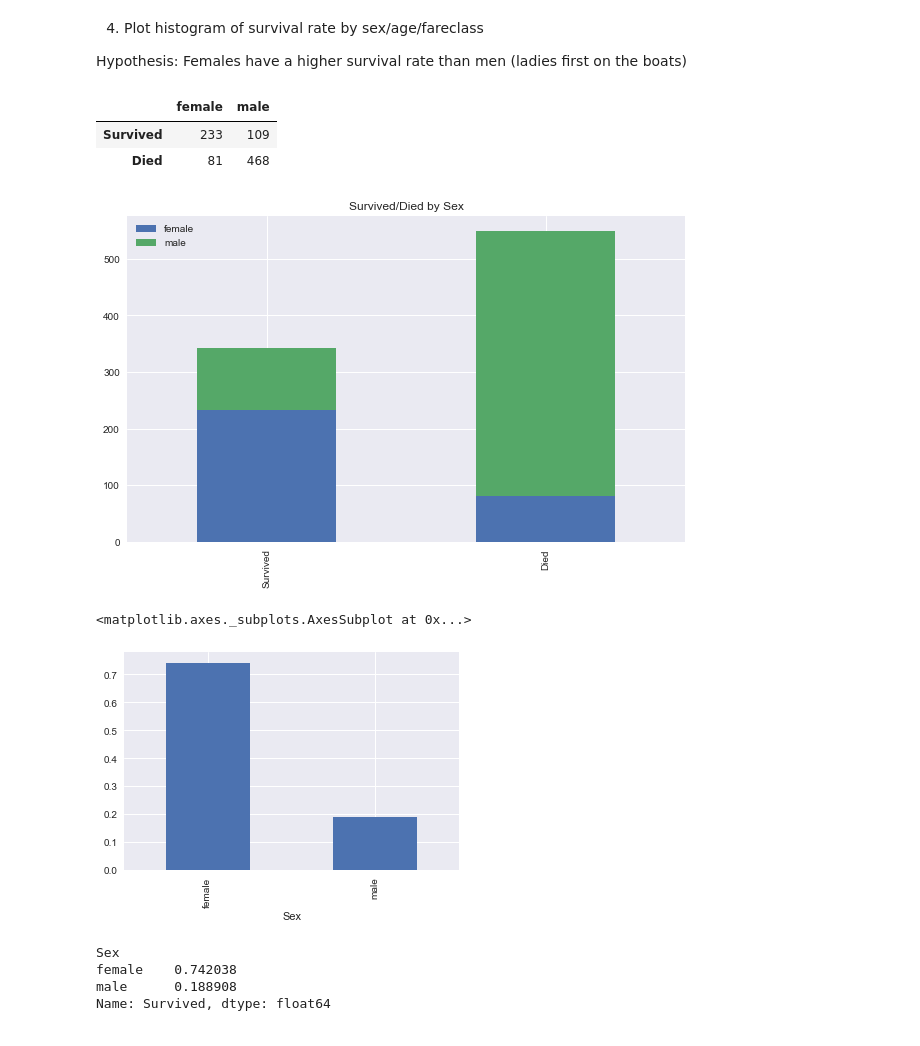
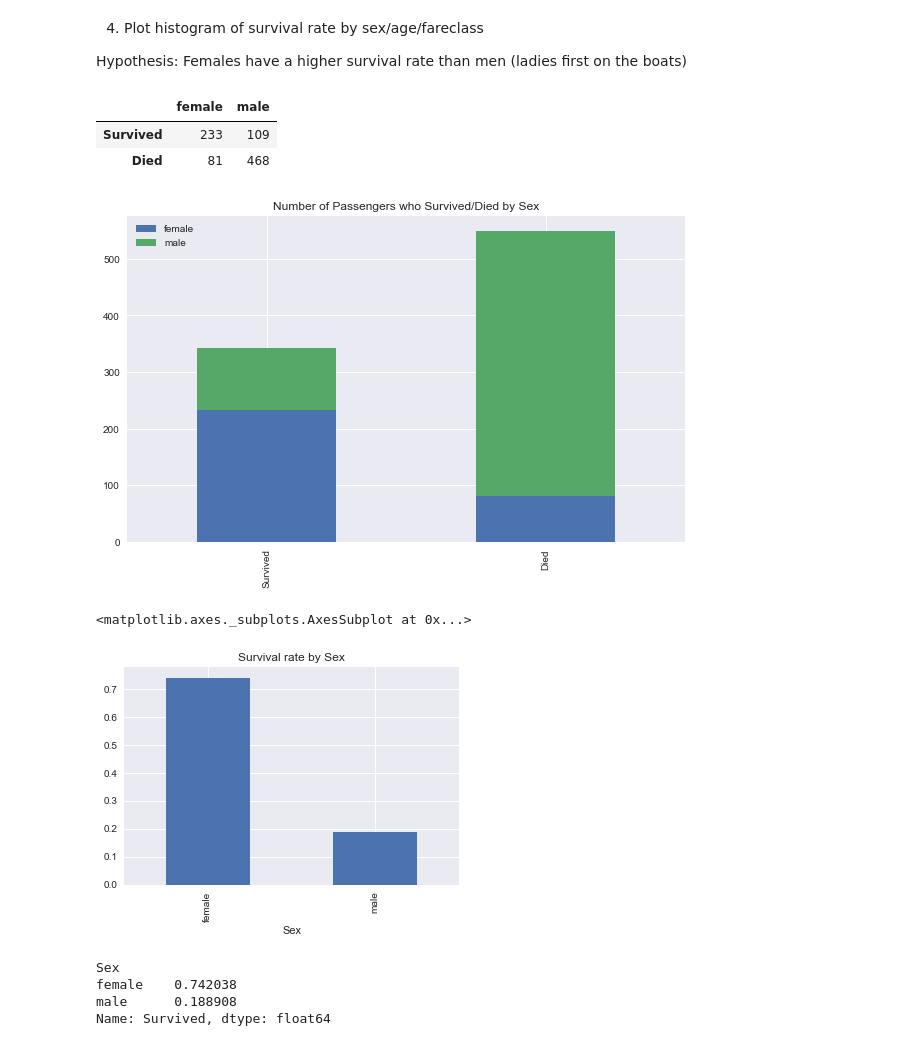
Before and after one commit to cixita/udacitypjts, a Jupyter notebook: Titanic - Chengxi tang quiz.ipynb, the cells around one changed output. Saved outputs shown, nothing was run; the diff lists cells and outputs as text; code cells hidden in the pictures.

```diff
--- a/Titanic - Chengxi tang quiz.ipynb
+++ b/Titanic - Chengxi tang quiz.ipynb
@@ -107,7 +107,7 @@ Survived = data[data.Survived == 1]['Sex'].value_counts()
 Died = data[data.Survived == 0]['Sex'].value_counts()
 df_sex = pd.DataFrame([Survived , Died])
 df_sex.index = ['Survived','Died']
-df_sex.plot(kind='bar',stacked=True, figsize=(10,6), title="Survived/Died by Sex")
+df_sex.plot(kind='bar',stacked=True, figsize=(10,6), title="Number of Passengers who Survived/Died by Sex")
 
 # display table
 from IPython.display import display
@@ -116,12 +116,12 @@ display(df_sex)
 |  | female | male |
 | Survived | 233 | 109 |
 | Died | 81 | 468 |
-[figure, old version]
+[figure, new version]
 # %%
-data.groupby(['Sex'])['Survived'].agg('mean').plot(kind='bar')
+data.groupby(['Sex'])['Survived'].agg('mean').plot(kind='bar',title="Survival rate by Sex")
 # %% [output]
 <matplotlib.axes._subplots.AxesSubplot at 0x...>
-[figure, old version]
+[figure, new version]
 # %%
 data.groupby(['Sex'])['Survived'].agg('mean')
 # %% [output]
```
Also changed, not shown: parts of 21 cells of this notebook.
